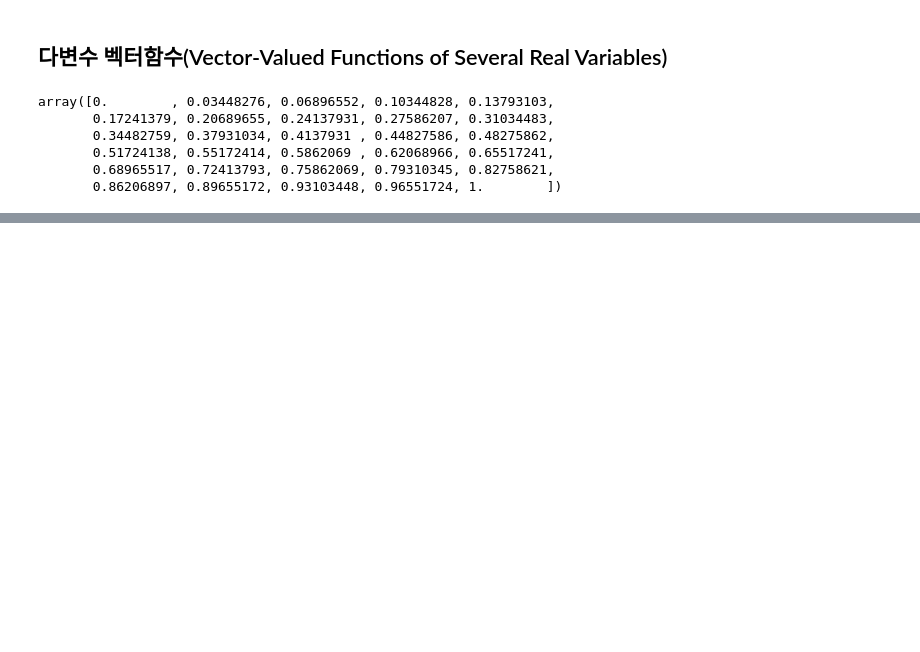
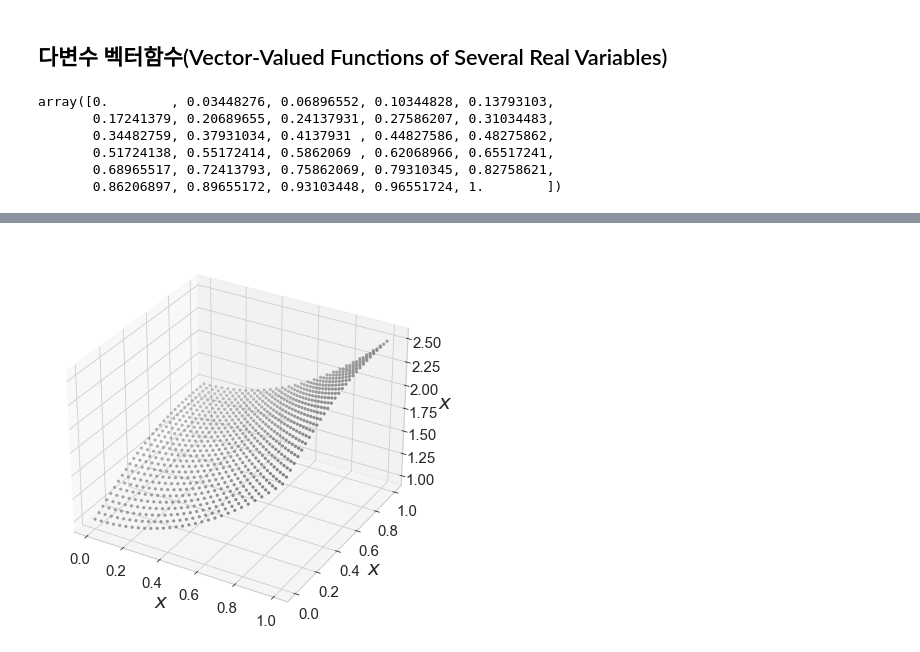
Before and after one commit to HeyJunie/Machine_learning, a Jupyter notebook: 09_Math_function.ipynb, the cells around one changed output, grey strips where cells are left out. Drawn from its saved outputs; the diff is of its cells as text; code cells hidden in the pictures; blank space fills up the shorter version.

Commit message:
Box_plot

```diff
--- a/09_Math_function.ipynb
+++ b/09_Math_function.ipynb
@@ -141,3 +141,5 @@ array([0.        , 0.03448276, 0.06896552, 0.10344828, 0.13793103,
        0.51724138, 0.55172414, 0.5862069 , 0.62068966, 0.65517241,
        0.68965517, 0.72413793, 0.75862069, 0.79310345, 0.82758621,
        0.86206897, 0.89655172, 0.93103448, 0.96551724, 1.        ])
+# %%
+U, V = np.meshgrid(u, v)
@@ -143,0 +206,2 @@ array([0.        , 0.03448276, 0.06896552, 0.10344828, 0.13793103,
+# %%
+Z = (1 + U**2) + V / (1 + V**2)
@@ -143,0 +228,16 @@ array([0.        , 0.03448276, 0.06896552, 0.10344828, 0.13793103,
+# %%
+fig = plt.figure(figsize=(7, 7))
+ax = plt.axes(projection='3d')
+
+ax.xaxis.set_tick_params(labelsize=15)
+ax.yaxis.set_tick_params(labelsize=15)
+ax.zaxis.set_tick_params(labelsize=15)
+
+ax.set_xlabel('$x$', fontsize=20)
+ax.set_ylabel('$x$', fontsize=20)
+ax.set_zlabel('$x$', fontsize=20)
+
+ax.scatter3D(U, V, Z, marker='.', color='gray')
+plt.show()
+# %% [output]
+[figure, added]
```
Also changed, not shown: parts of 8 cells of this notebook, 1 other file.
